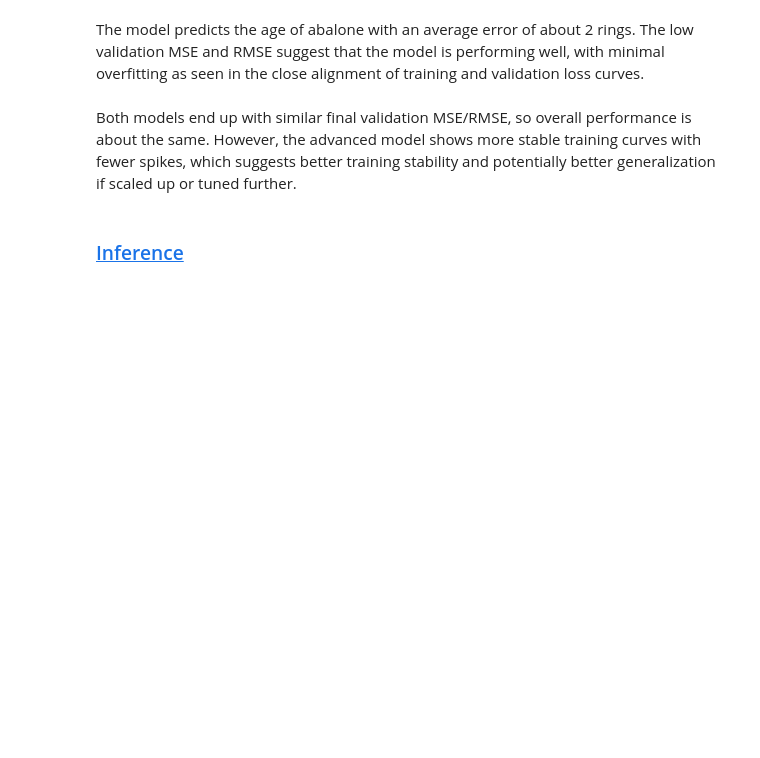
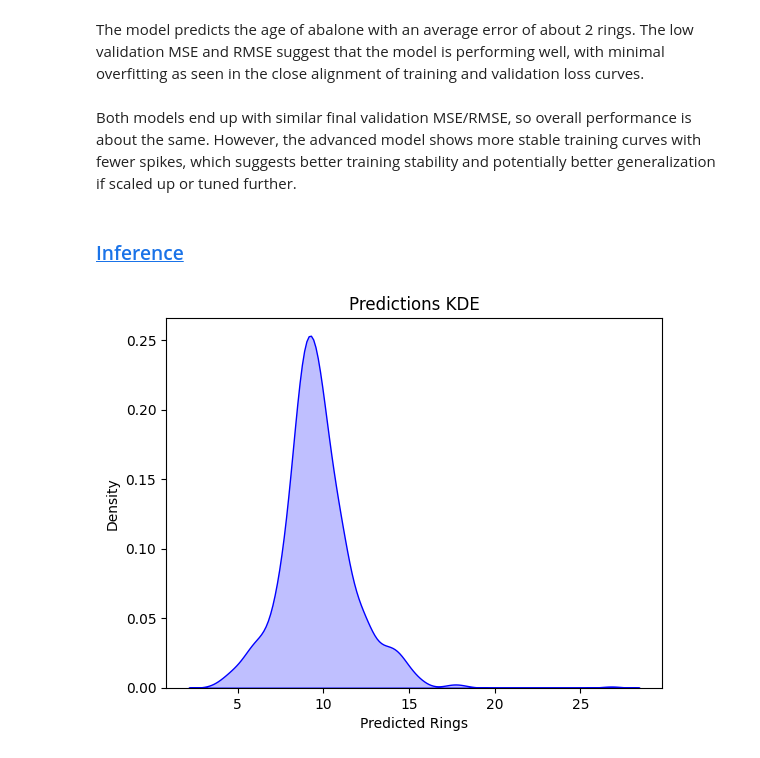
Before and after one commit to mikolajhilgert/deep-learning, a Jupyter notebook: code.ipynb, the cells around one changed output. Drawn from its saved outputs; the diff is of its cells as text; code cells hidden in the pictures; blank space fills up the shorter version.

```diff
--- a/code.ipynb
+++ b/code.ipynb
@@ -341,5 +341,5 @@ The low validation MSE and RMSE suggest that the model is performing well, with
 # %% [markdown]
 Both models end up with similar final validation MSE/RMSE, so overall performance is about the same. However, the advanced model shows more stable training curves with fewer spikes, which suggests better training stability and potentially better generalization if scaled up or tuned further.
 # %% [markdown]
-### [Inference]((#inference))
+### [Inference](#inference)
 # %%
@@ -369,3 +368,11 @@ with torch.no_grad():
 output_df = pd.read_csv("data/test.csv")
 output_df['Rings'] = predictions
 output_df.to_csv(f"test_with_predictions{"_int" if ROUND_PRED_TO_INTEGER else ""}.csv", index=False)
+# %%
+sns.kdeplot(predictions, fill=True, color="blue")
+plt.title("Predictions KDE")
+plt.xlabel("Predicted Rings")
+plt.ylabel("Density")
+plt.show()
+# %% [output]
+[figure, added]
```
Also changed, not shown: parts of 8 cells of this notebook, 3 other files.
